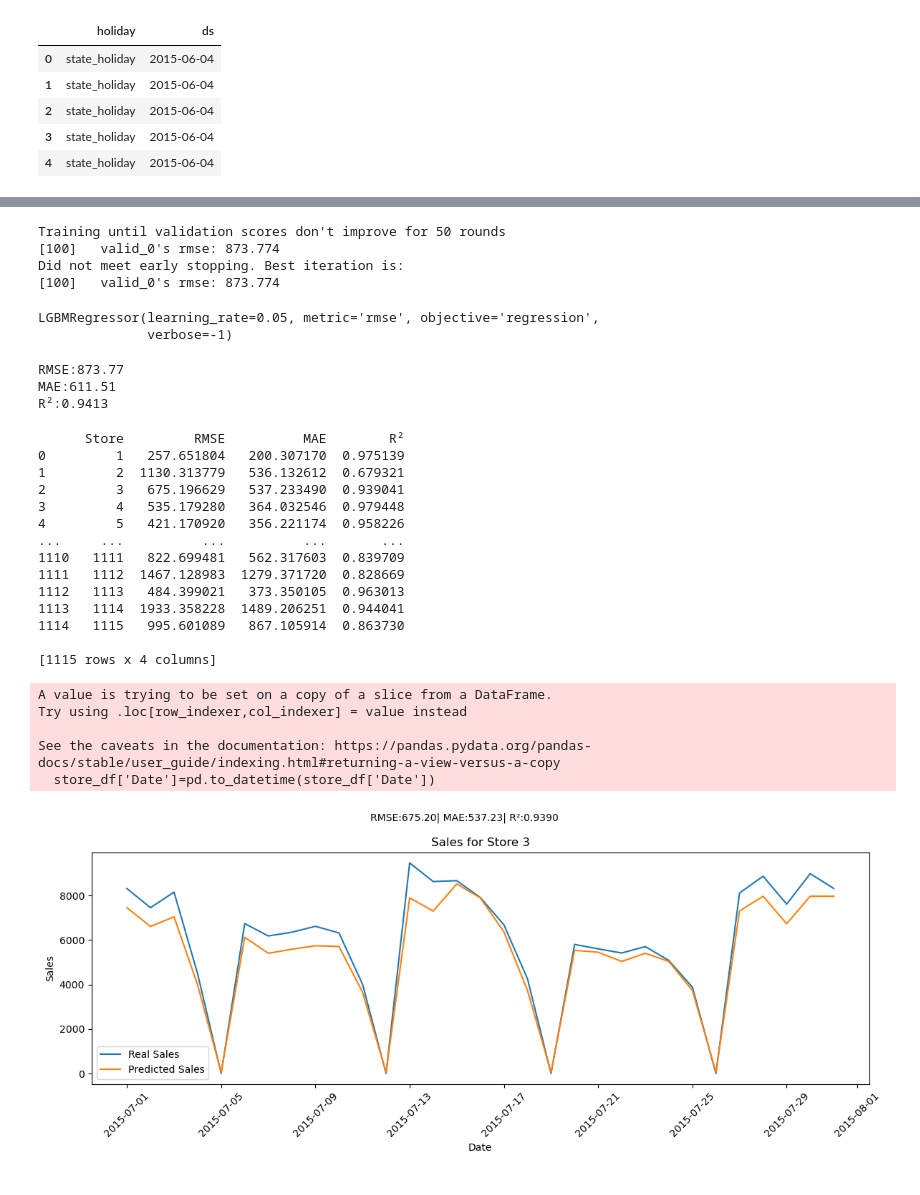
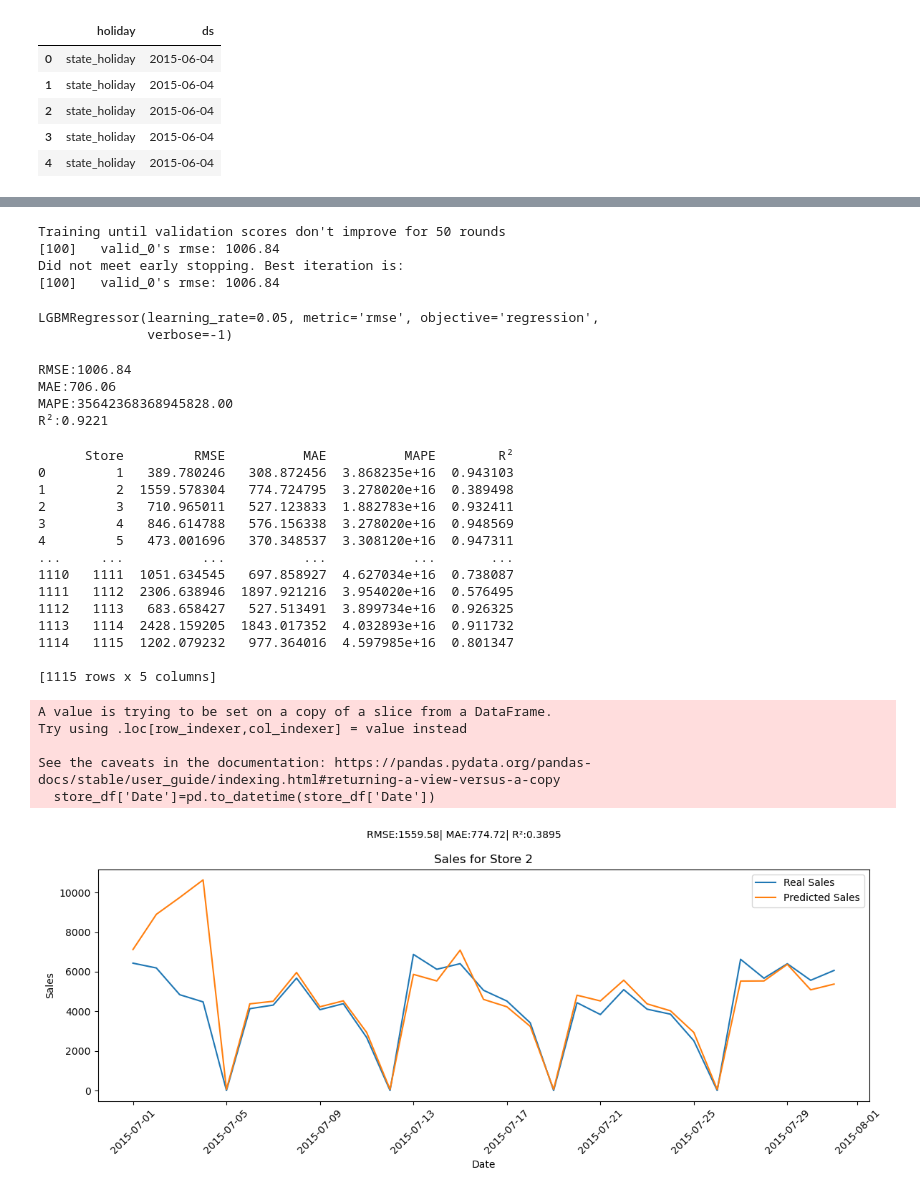
Before and after one commit to GeorgeStampolidiss/Projects, a Jupyter notebook: Project1_GStampolidis.ipynb, the cells around one changed output, grey strips where cells are left out. Drawn from its saved outputs; the diff is of its cells as text; code cells hidden in the pictures.

```diff
--- a/Project1_GStampolidis.ipynb
+++ b/Project1_GStampolidis.ipynb
@@ -935,3 +929,13 @@ print(w_stat_promo2,p_value_promo2)
+# %%
+import numpy as np
+#Date as DataTime
+if not np.issubdtype(data['Date'].dtype,np.datetime64):
+    data['Date']=pd.to_datetime(data['Date'],format='%Y-%m-%d')
+
+#Cut Date
+data['year']=data['Date'].dt.year
+data['month']=data['Date'].dt.month
+data['day']=data['Date'].dt.day
 # %%
 sns.boxplot(x='year',y='Sales',data=data,color="cyan")
 plt.title('Sales per Year')
@@ -2008,13 +2007,13 @@ from sklearn.preprocessing import StandardScaler
 # %%
 #Preparation for models
 target='y'
-cols=['y','Date']
+cols=['y','Date',"StateHoliday","SchoolHoliday","StateHolidayIndicators"]
 X_train=train_data.drop(columns=cols)
 y_train=train_data[target]
 X_test=test_data.drop(columns=cols)
 y_test=test_data[target]
 
-cat_cols=['StateHoliday','StoreType','Assortment','PromoInterval']
+cat_cols=['StoreType','Assortment','PromoInterval']
 for col in cat_cols:
     X_train[col] = X_train[col].astype('category')
     X_test[col] = X_test[col].astype('category')
@@ -2071,7 +2070,6 @@ plt.show()
 # %%
-#important variables
-important_features=['Customers','Store','CompetitionDistance','CompetitionOpenSinceYear','CompetitionOpenSinceMonth','Promo2SinceWeek','StoreType','Assortment',
-'Promo']
+#important variables from the above plot and some important variable for better performance
+important_features=['Customers','CompetitionDistance','CompetitionOpenSinceYear','Promo2SinceWeek','StoreType',"CompetitionOpenSinceMonth"]
 # %%
 #New model preparation
 X_train_new=X_train[important_features]
@@ -2082,9 +2080,9 @@ model_lgbm_new=LGBMRegressor(**par)
 model_lgbm_new.fit(X_train_new,y_train,eval_set=[(X_test_new,y_test)],eval_metric="rmse",callbacks=[early_stopping(stopping_rounds=50),log_evaluation(period=100)])
 # %% [output]
 Training until validation scores don't improve for 50 rounds
-[100]   valid_0's rmse: 873.774
+[100]   valid_0's rmse: 1006.84
 Did not meet early stopping. Best iteration is:
-[100]   valid_0's rmse: 873.774
+[100]   valid_0's rmse: 1006.84
 LGBMRegressor(learning_rate=0.05, metric='rmse', objective='regression',
               verbose=-1)
 # %%
@@ -2094,15 +2092,18 @@ y_pred=model_lgbm_new.predict(X_test_new)
 #Statistics for model fit
 rmse=np.sqrt(mean_squared_error(y_test,y_pred))
 mae=mean_absolute_error(y_test,y_pred)
+mape=mean_absolute_percentage_error(y_test,y_pred)
 r2=r2_score(y_test,y_pred)
 #Results
 print(f"RMSE:{rmse:.2f}")
 print(f"MAE:{mae:.2f}")
+print(f"MAPE:{mape:.2f}")
 print(f"R²:{r2:.4f}")
 # %% [output]
-RMSE:873.77
-MAE:611.51
-R²:0.9413
+RMSE:1006.84
+MAE:706.06
+MAPE:35642368368945828.00
+R²:0.9221
 # %%
 #Statistics for every model predicitions per store ID
 test_data=test_data.copy()
@@ -2112,57 +2113,59 @@ store_results = test_data.groupby('Store').apply(
     lambda df: pd.Series({
         'RMSE':np.sqrt(mean_squared_error(df['y'],df['PredictedSales'])),
         'MAE':mean_absolute_error(df['y'],df['PredictedSales']),
+        "MAPE":mean_absolute_percentage_error(df['y'],df['PredictedSales']),
         'R²':r2_score(df['y'],df['PredictedSales'])
     })
 ).reset_index()
 print(store_results)
 # %% [output]
-      Store         RMSE          MAE        R²
-0         1   257.651804   200.307170  0.975139
-1         2  1130.313779   536.132612  0.679321
-2         3   675.196629   537.233490  0.939041
-3         4   535.179280   364.032546  0.979448
-4         5   421.170920   356.221174  0.958226
-...     ...          ...          ...       ...
-1110   1111   822.699481   562.317603  0.839709
-1111   1112  1467.128983  1279.371720  0.828669
-1112   1113   484.399021   373.350105  0.963013
-1113   1114  1933.358228  1489.206251  0.944041
-1114   1115   995.601089   867.105914  0.863730
+      Store         RMSE          MAE          MAPE        R²
+0         1   389.780246   308.872456  3.868235e+16  0.943103
+1         2  1559.578304   774.724795  3.278020e+16  0.389498
+2         3   710.965011   527.123833  1.882783e+16  0.932411
+3         4   846.614788   576.156338  3.278020e+16  0.948569
+4         5   473.001696   370.348537  3.308120e+16  0.947311
+...     ...          ...          ...           ...       ...
+1110   1111  1051.634545   697.858927  4.627034e+16  0.738087
+1111   1112  2306.638946  1897.921216  3.954020e+16  0.576495
+1112   1113   683.658427   527.513491  3.899734e+16  0.926325
+1113   1114  2428.159205  1843.017352  4.032893e+16  0.911732
+1114   1115  1202.079232   977.364016  4.597985e+16  0.801347
 
-[1115 rows x 4 columns]
+[1115 rows x 5 columns]
 # %%
 #Predictions for a specific store
-store_ID=3
+store_ID=2
 store_df=test_data[test_data['Store']==store_ID]
 store_df['Date']=pd.to_datetime(store_df['Date'])
 store_df=store_df.sort_values(by='Date')
 
 #Statistics
 rmse_store=np.sqrt(mean_squared_error(store_df['y'],store_df['PredictedSales']))
 mae_store=mean_absolute_error(store_df['y'],store_df['PredictedSales'])
 r2_store=r2_score(store_df['y'],store_df['PredictedSales'])
+mape=mean_absolute_percentage_error(store_df['y'],store_df['PredictedSales'])
 
 #Plot for predictions vs real values
 plt.figure(figsize=(12,5))
 plt.plot(store_df['Date'],store_df['y'],label='Real Sales')
 plt.plot(store_df['Date'],store_df['PredictedSales'],label='Predicted Sales')
 plt.title(f'Sales Predicitions for Store {store_ID}')
 plt.xlabel('Date')
 plt.ylabel('Sales')
 plt.legend()
 plt.title(f'Sales for Store {store_ID}')
 plt.suptitle(f"RMSE:{rmse_store:.2f}| MAE:{mae_store:.2f}| R²:{r2_store:.4f}",fontsize=10)
 plt.xticks(rotation=45)
 plt.tight_layout()
 plt.show()
 # %% [output]
 A value is trying to be set on a copy of a slice from a DataFrame.
 Try using .loc[row_indexer,col_indexer] = value instead
 
 See the caveats in the documentation: https://pandas.pydata.org/pandas-docs/stable/user_guide/indexing.html#returning-a-view-versus-a-copy
   store_df['Date']=pd.to_datetime(store_df['Date'])
-[figure, old version]
+[figure, new version]
 # %%
 #Split Store IDs in 3 parts becasuse python can't run
 store_ids=test_data['Store'].unique()
```
Also changed, not shown: parts of 50 cells of this notebook.
